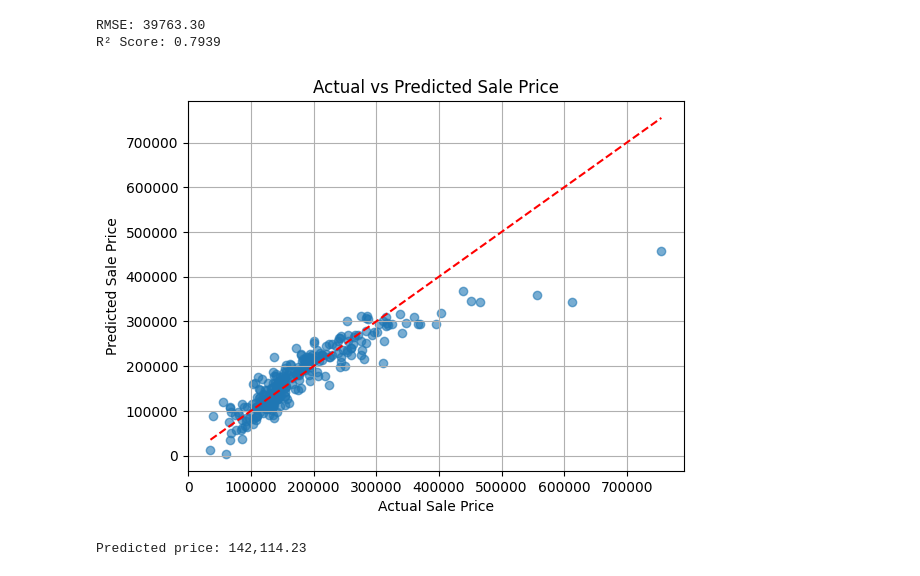
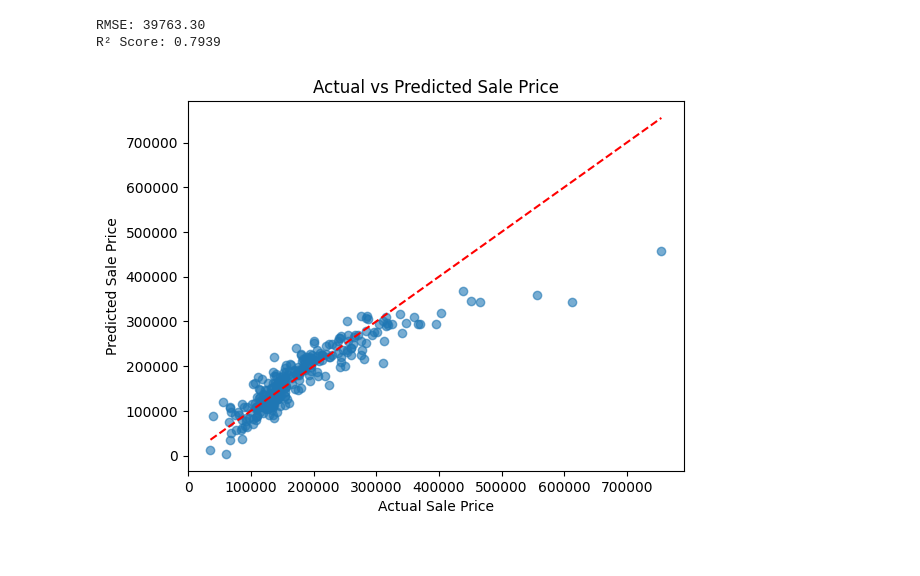
Before and after one commit to JoshOmondi/lin_reg, a Jupyter notebook: notebooks/linear_reg.ipynb, the cells around one changed output. Cells and saved outputs as stored; diff of their text form; code cells hidden in the pictures.

```diff
--- a/notebooks/linear_reg.ipynb
+++ b/notebooks/linear_reg.ipynb
@@ -197,23 +196,12 @@ RMSE: 39763.30
 R² Score: 0.7939
 # %%
 # we can visualize our data now
-import matplotlib.pyplot as plt
-
 plt.scatter(y_test, y_pred, alpha=0.6)
 plt.xlabel("Actual Sale Price")
 plt.ylabel("Predicted Sale Price")
 plt.title("Actual vs Predicted Sale Price")
-plt.grid(True)
+plt.legend
 plt.plot([y_test.min(), y_test.max()], [y_test.min(), y_test.max()], 'r--')
 plt.show()
 # %% [output]
-[figure, old version]
+[figure, new version]
-# %%
-#we can now test our model with real or synthetic data
-sample = X_test.iloc[0:1]
-sample_scaled = scaler.transform(sample)
-predicted_price = model.predict(sample_scaled)
-
-print(f"Predicted price: {predicted_price[0]:,.2f}")
-# %% [output]
-Predicted price: 142,114.23
```
Also changed, not shown: parts of 2 cells of this notebook.
